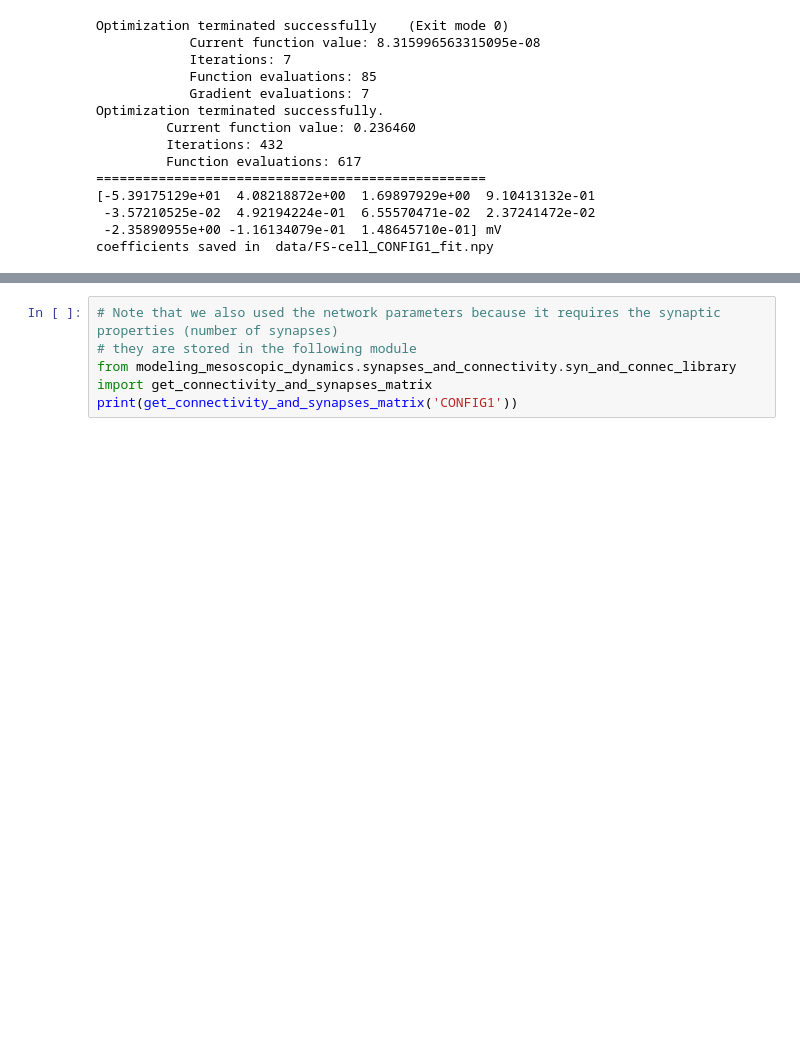
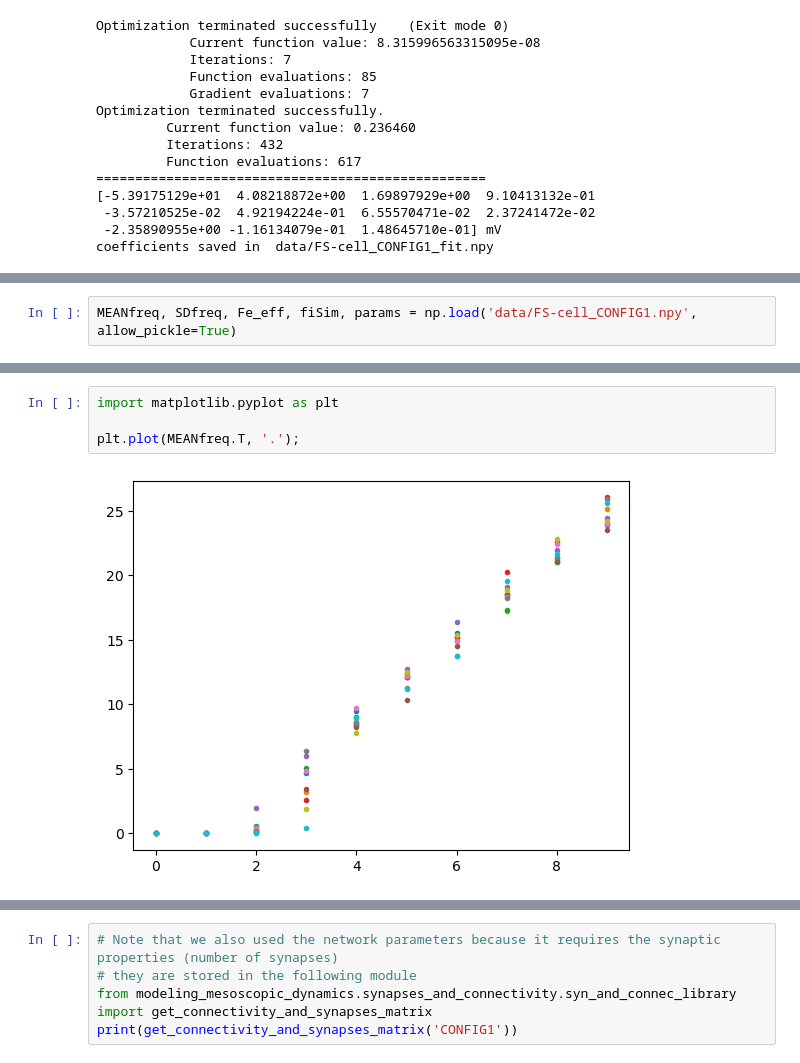
Before and after one commit to mariasacha/paper_pipeline_hub, a Jupyter notebook: notebook_papers-master/Modeling_Mesoscopic_Dynamics_JCNS_2017.ipynb, the cells around one changed output, grey strips where cells are left out. Saved outputs shown, nothing was run; the diff lists cells and outputs as text; blank space fills up the shorter version.

```diff
--- a/notebook_papers-master/Modeling_Mesoscopic_Dynamics_JCNS_2017.ipynb
+++ b/notebook_papers-master/Modeling_Mesoscopic_Dynamics_JCNS_2017.ipynb
@@ -153,0 +163,2 @@ coefficients saved in  data/FS-cell_CONFIG1_fit.npy
+# %%
+MEANfreq, SDfreq, Fe_eff, fiSim, params = np.load('data/FS-cell_CONFIG1.npy', allow_pickle=True)
@@ -154,3 +188,9 @@ coefficients saved in  data/FS-cell_CONFIG1_fit.npy
+# %%
+import matplotlib.pyplot as plt
+
+plt.plot(MEANfreq.T, '.');
+# %% [output]
+[figure, added]
 # %%
 # now displaying the numerical values and the analytical function
 from modeling_mesoscopic_dynamics.transfer_functions.plots import make_exc_inh_fig
```
Also changed, not shown: parts of 4 cells of this notebook, 15 other files.
